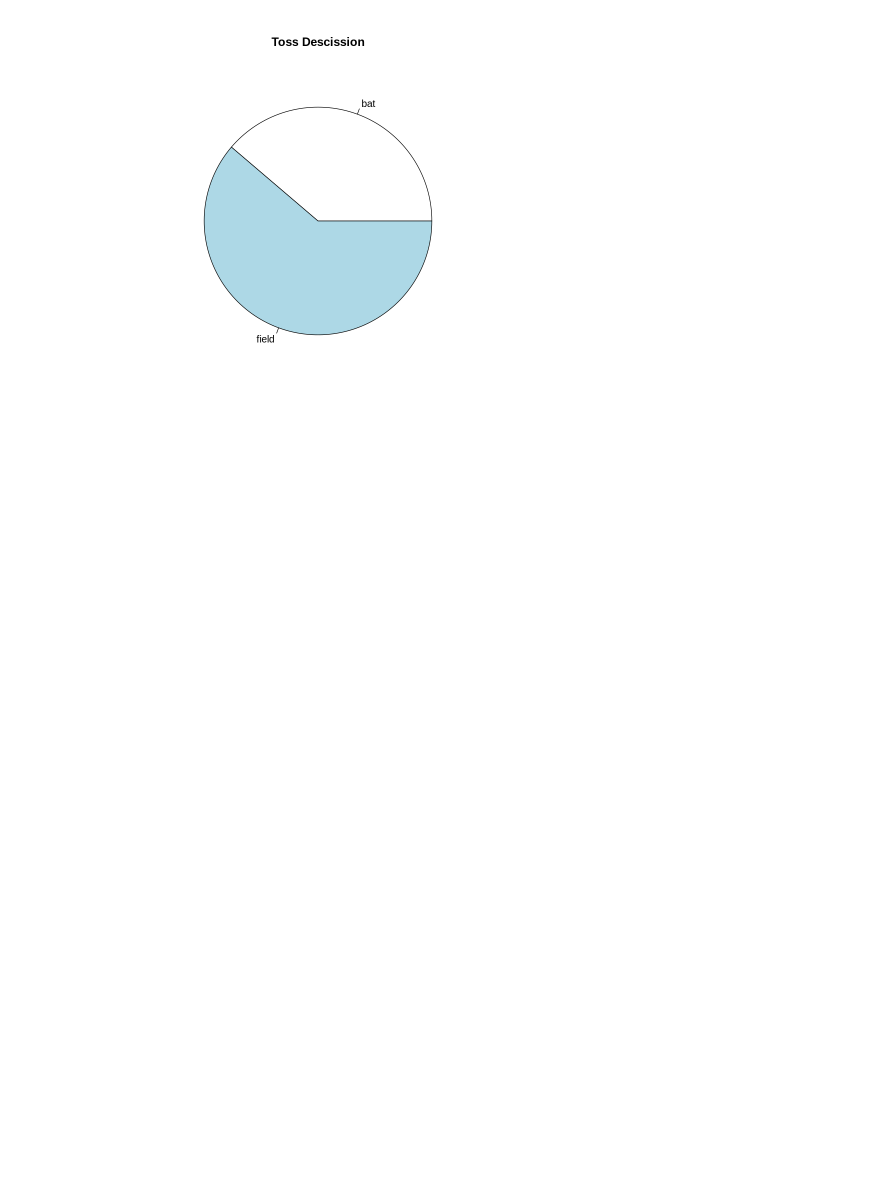
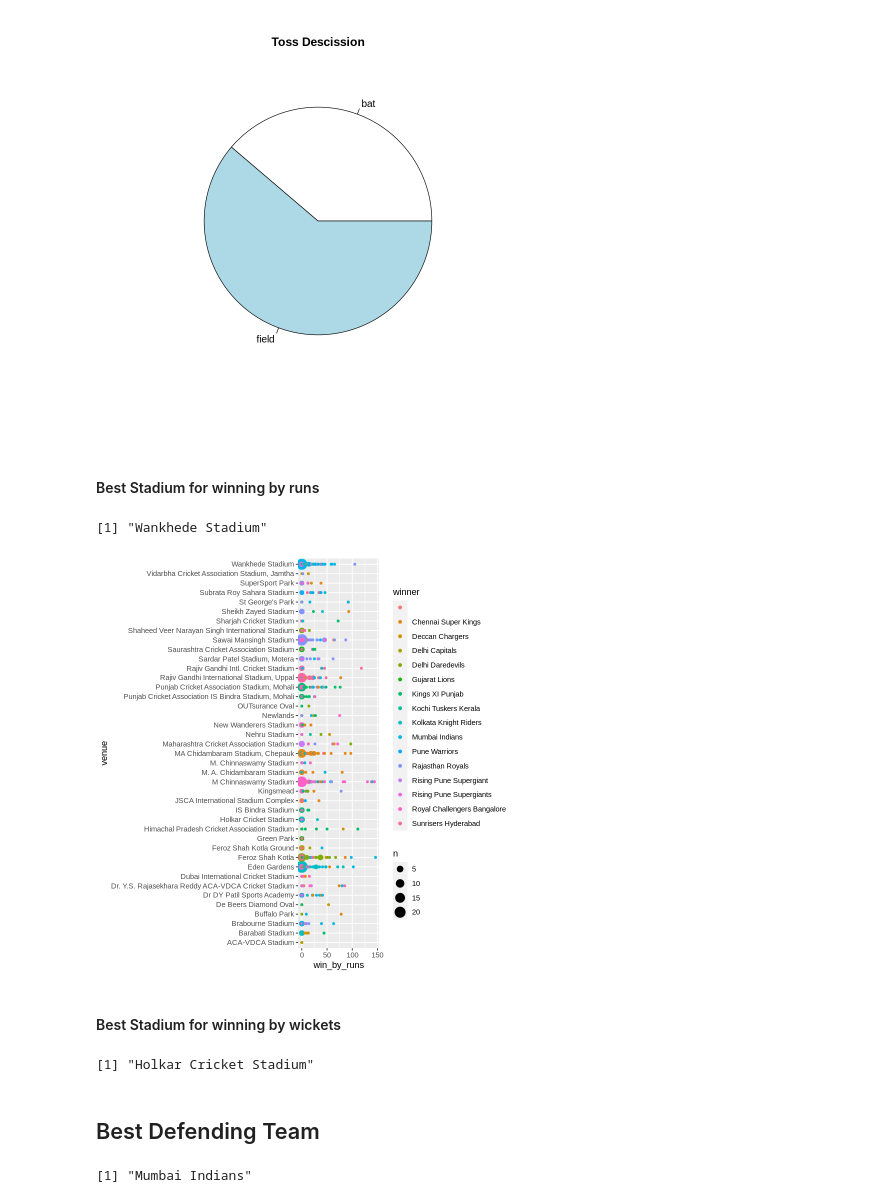
Before and after one commit to Abhishek4848/IPL-Match-Analysis, a Jupyter notebook: IPL_Analysis.ipynb, the cells around one changed output. Drawn from its saved outputs; the diff is of its cells as text; code cells hidden in the pictures; blank space fills up the shorter version.

```diff
--- a/IPL_Analysis.ipynb
+++ b/IPL_Analysis.ipynb
@@ -129,3 +149,29 @@ The outliers in the above data are plausibe, hence cannot be excluded
 pie(table(df$toss_decision), main="Toss Descission")
 # %% [output]
 [figure]
+# %% [markdown]
+#### Best Stadium for winning by runs
+# %%
+mode <- function(v) {
+   uniqv <- unique(v)
+   uniqv[which.max(tabulate(match(v, uniqv)))]
+}
+mode(df$venue[df$win_by_runs])
+# %% [output]
+[1] "Wankhede Stadium"
+# %%
+ggplot(df, aes(win_by_runs, venue, colour = winner)) + geom_count()
+# %% [output]
+[figure, added]
+# %% [markdown]
+#### Best Stadium for winning by wickets
+# %%
+mode(df$venue[df$win_by_wickets])
+# %% [output]
+[1] "Holkar Cricket Stadium"
+# %% [markdown]
+## Best Defending Team
+# %%
+mode(df$winner[df$win_by_runs])
+# %% [output]
+[1] "Mumbai Indians"
```
Also changed, not shown: parts of 9 cells of this notebook.
